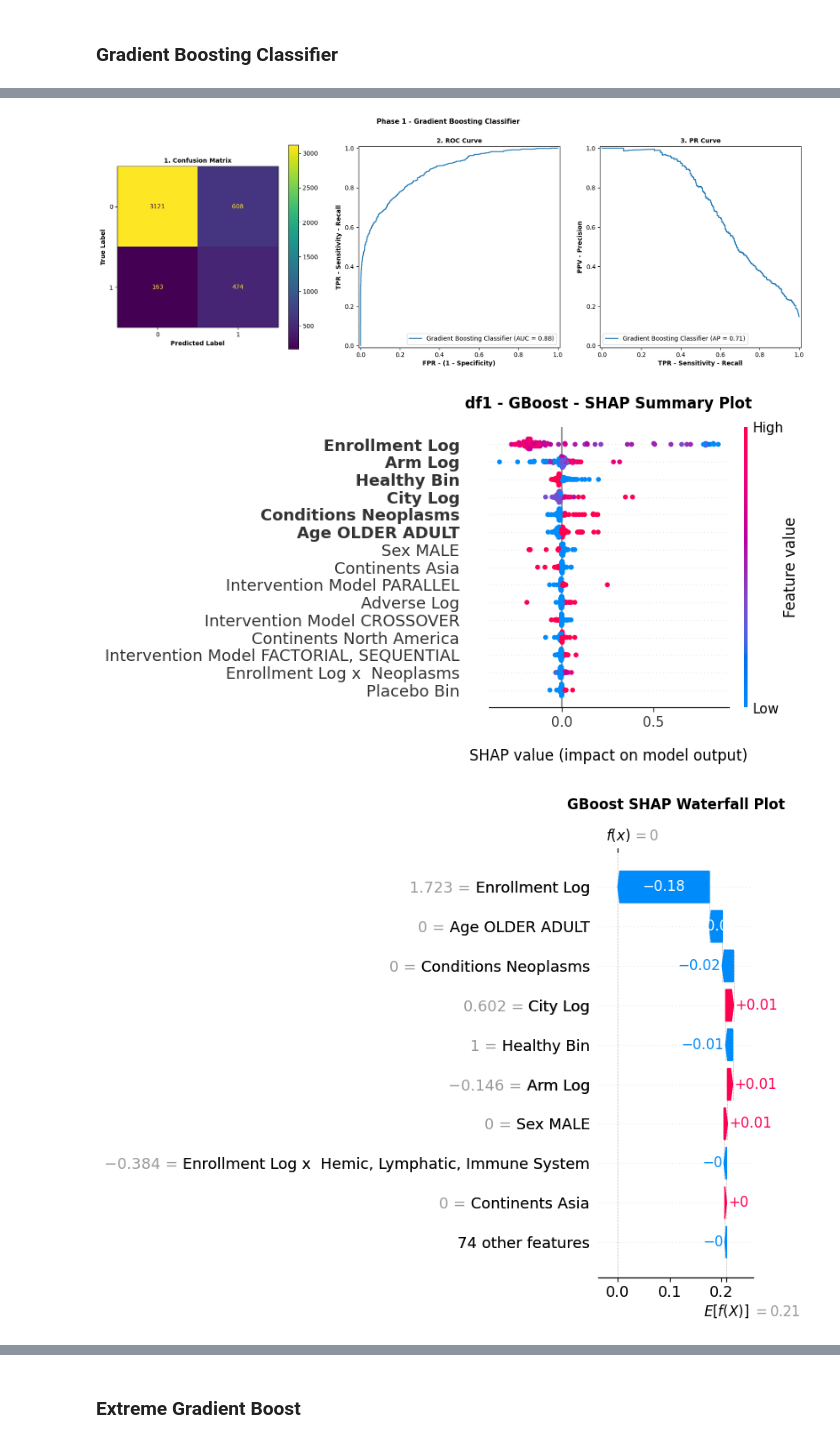
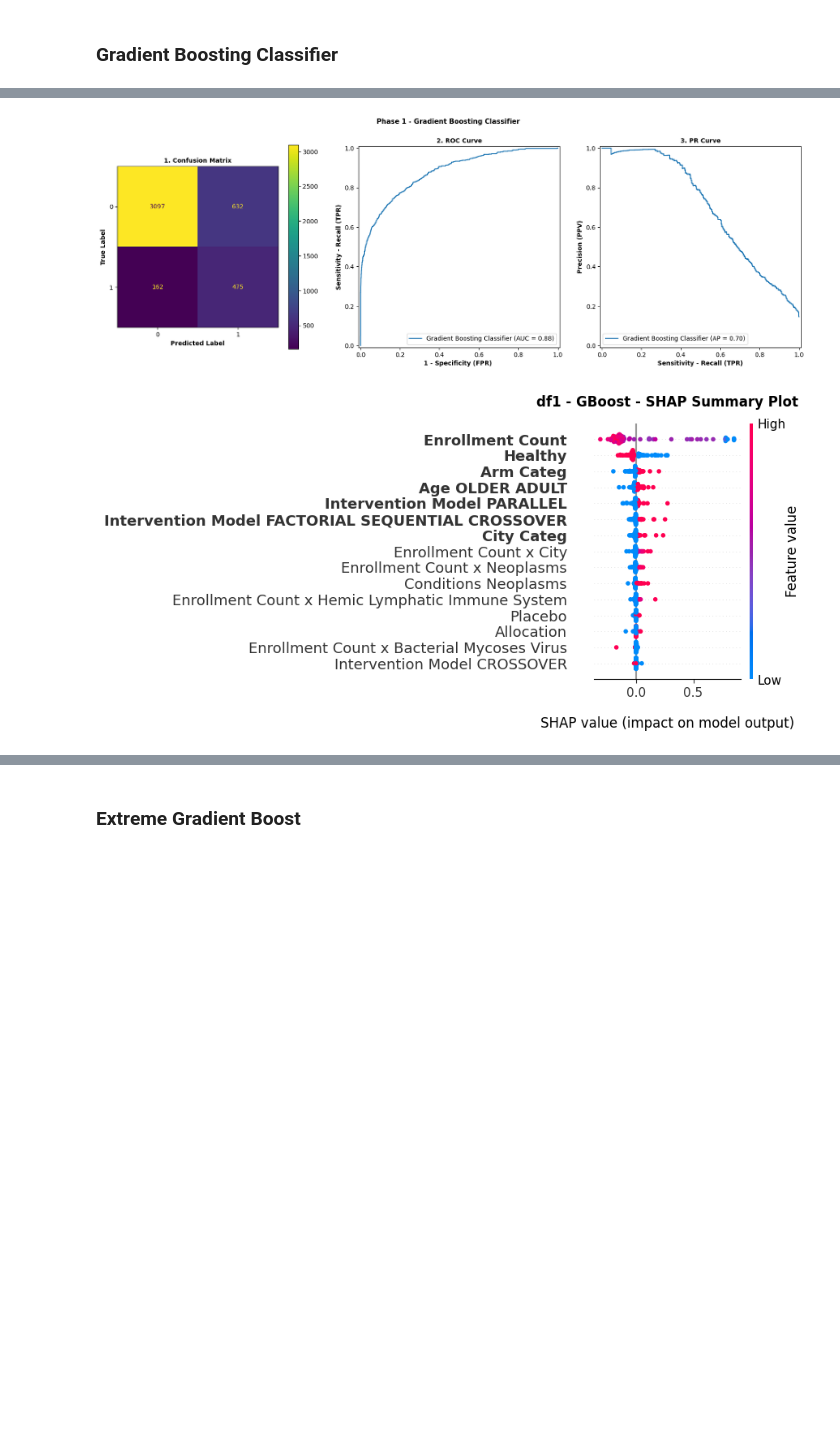
Before and after one commit to AndreouEugenia/Thesis, a Jupyter notebook: 5.Thesis_Models.ipynb, the cells around one changed output, grey strips where cells are left out. Saved outputs shown, nothing was run; the diff lists cells and outputs as text; code cells hidden in the pictures; blank space fills up the shorter version.

```diff
--- a/5.Thesis_Models.ipynb
+++ b/5.Thesis_Models.ipynb
@@ -140,7 +146,7 @@ def fun_shap(i, model, X_test, model_str):
     plt.xlabel("SHAP value (impact on model output)", fontsize=12, labelpad=15)
 
     ax = plt.gca()
-    for label in ax.get_yticklabels()[-6:]:
+    for label in ax.get_yticklabels()[-7:]:
         label.set_fontweight("bold")
     # Save Summary Plot
     fig = plt.gcf()
@@ -149,11 +155,11 @@ def fun_shap(i, model, X_test, model_str):
     plt.close(fig)
 
 #### Waterfall Plot --> 1 data point prediction --> Local overview
-    # plt.figure(figsize = (20, 3), dpi = 100)
+    '''plt.figure(figsize = (20, 3), dpi = 100)
     shap.waterfall_plot(shap_values[0], max_display = 10, show = False)
     plt.title(f"{model_str} SHAP Waterfall Plot", fontsize = 12, fontweight = "bold", pad = 15)
     plt.tight_layout()
-    plt.show()
+    plt.show()'''
 
 #### SHAP mean values - top features
     shap_value_mean = np.abs(shap_values.values).mean(axis=0).round(3)
@@ -161,7 +167,7 @@ def fun_shap(i, model, X_test, model_str):
         "Feature": X_test_sam.columns,
         f"df{i}_{model_str}_Shap_Mean" : shap_value_mean
     })
-    shap_important = shap_important.sort_values(by = f"df{i}_{model_str}_Shap_Mean", ascending=False).head(6).reset_index(drop=True)
+    shap_important = shap_important.sort_values(by = f"df{i}_{model_str}_Shap_Mean", ascending=False).head(8).reset_index(drop=True)
     # Save Mean Shap values
     shap_important.to_pickle(f"./shap_plots/df{i}_{model_str}_mean_shap.pkl")
     display(shap_important)
@@ -187,7 +193,7 @@ dfi = df1
 # %% [markdown]
 ## X , y
 # %%
-X = dfi.drop("Study_Status_Bin", axis = 1)
+X = dfi.drop(columns = ["Study_Status_Bin"], axis = 1)
 y = dfi["Study_Status_Bin"]
 
 # initial X features
@@ -241,8 +247,8 @@ def fun_scale(X_train_res, X_test_tts):
                     if (('counts' in col.lower() or 'log' in col.lower()) and
                         not any(x in col.lower() for x in ['bin', 'categ', 'list']))]
 
-    scaler = StandardScaler(with_mean = True, with_std = True)
-    # scaler = MinMaxScaler()
+    # scaler = StandardScaler(with_mean = True, with_std = True)
+    scaler = MinMaxScaler()
 
     X_train_sc[cont_cols] = pd.DataFrame(scaler.fit_transform(X_train_sc[cont_cols]),
         columns = cont_cols, index=X_train_sc.index)
@@ -283,14 +288,21 @@ y_test = y_test_tts.copy()
 def fun_rename(X_train, X_test, y_train, y_test):
 
     X_train.columns = X_train.columns.str.replace(r'List_|Detail_|Adv_Syst_|Adv_', "", regex=True)
-    X_train.columns = X_train.columns.str.replace(r'Counts_Log', "Log", regex=True)
+    X_train.columns = X_train.columns.str.replace(r'_(Counts_Log|Counts|Log)', " Count", regex=True)
     X_train.columns = X_train.columns.str.replace(r'Funder_Type', "Funder", regex=True)
+    X_train.columns = X_train.columns.str.replace(r'_(Bin|Type)', "", regex=True)
     X_train.columns = X_train.columns.str.replace(r'_', " ", regex=True)
+    X_train.columns = X_train.columns.str.replace(r"  ", " ", regex=True)
+    X_train.columns = X_train.columns.str.replace(r", ", " ", regex=True)
 
     X_test.columns = X_test.columns.str.replace(r'List_|Detail_|Adv_Syst_|Adv_', "", regex=True)
-    X_test.columns = X_test.columns.str.replace(r'Counts_Log', "Log", regex=True)
+    X_test.columns = X_test.columns.str.replace(r'_(Counts_Log|Counts|Log)', " Count", regex=True)
     X_test.columns = X_test.columns.str.replace(r'Funder_Type', "Funder", regex=True)
+    X_test.columns = X_test.columns.str.replace(r'_(Bin|Type)', "", regex=True)
     X_test.columns = X_test.columns.str.replace(r'_', " ", regex=True)
+    X_test.columns = X_test.columns.str.replace(r"  ", " ", regex=True)
+    X_test.columns = X_test.columns.str.replace(r", ", " ", regex=True)
+
 
     y_train.name = y_train.name.replace('Study_Status_Bin', 'Study Status')
     y_test.name = y_test.name.replace('Study_Status_Bin', 'Study Status')
@@ -299,4 +311,4 @@ def fun_rename(X_train, X_test, y_train, y_test):
 
 X_train, X_test, y_train, y_test = fun_rename(X_train, X_test, y_train, y_test)
 
-# X_train.columns.to_list()
+X_train.columns.to_list()
@@ -762,7 +787,7 @@ param_grid = {
     'learning_rate': [0.001, 0.01, 0.05, 0.1, 0.2],
     }
 
-grid = HalvingGridSearchCV(estimator = gra_boost , param_grid = param_grid, scoring = 'roc_auc', cv = 5, n_jobs = -1)
+grid = GridSearchCV(estimator = gra_boost , param_grid = param_grid, scoring = 'roc_auc', cv = 5, n_jobs = -1)
 
 # Final Model
 gb_model = grid.fit(X_train, y_train)
@@ -773,7 +798,7 @@ display(f'Best Estimator : {gb_model.best_estimator_}')
 y_pred_gb = gb_model.predict(X_test)
 
 # Accuracy Score
-acc_gb, class_gb, mcc_gb = accuracy(dfi, i, gb_model, X_test, y_test, y_pred_gb, "Gradient Boosting Classifier")
+ba_gb, class_gb, mcc_gb, f1_gb = accuracy(dfi, i, gb_model, X_test, y_test, y_pred_gb, "Gradient Boosting Classifier")
 
 # SHAP
 gb_shap = fun_shap(i, gb_model, X_test, 'GBoost')
@@ -800,4 +825,3 @@ PR AUC : 0.708
-[figure, old version]
+[figure, new version]
-[figure, old version]
+[figure, new version]
-[figure, removed]
 |  | Feature | df1_GBoost_Shap_Mean |
```
Also changed, not shown: parts of 29 cells of this notebook, 40 other files.
